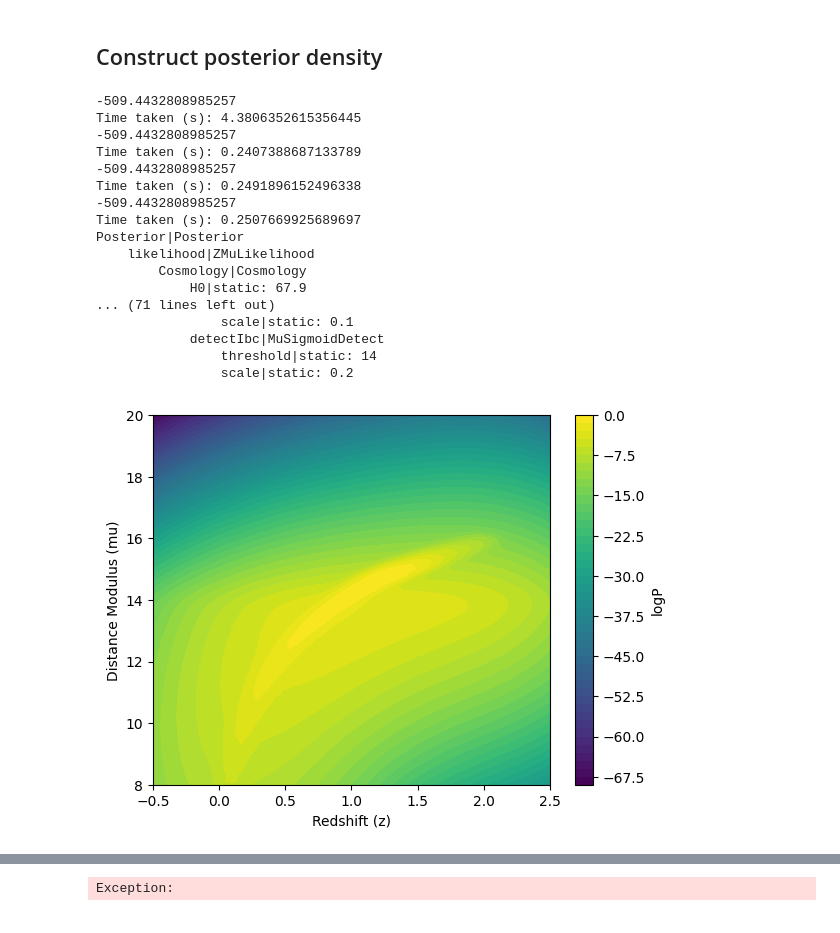
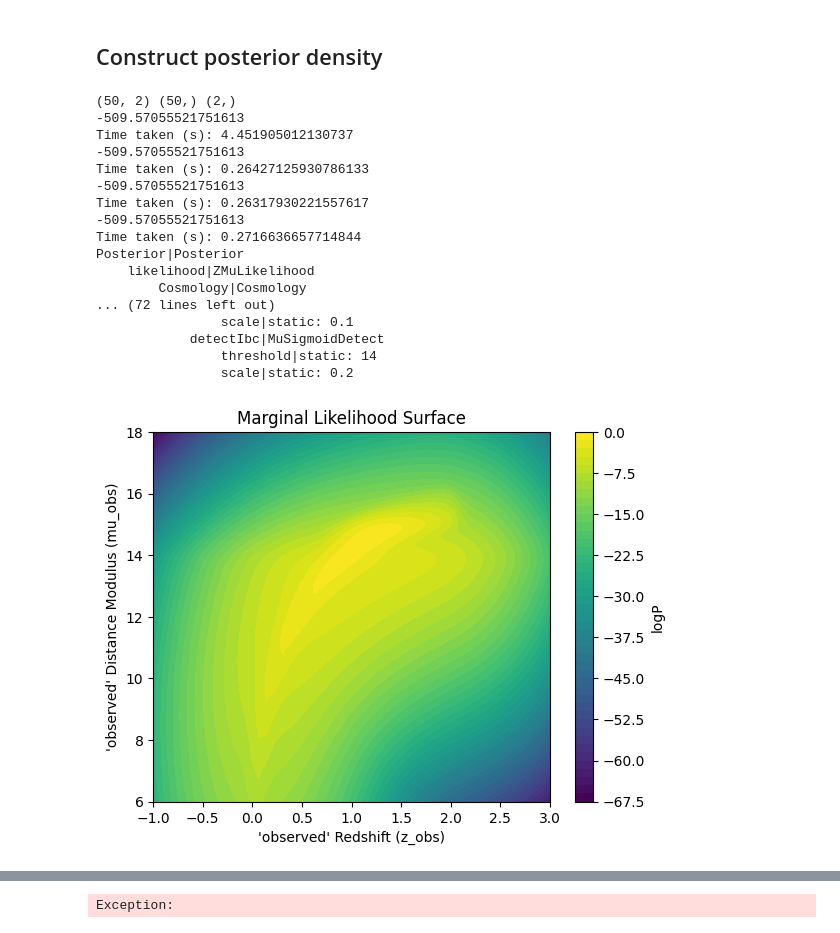
Before and after one commit to ConnorStoneAstro/cosmographi, a Jupyter notebook: docs/zmucosmology v2.ipynb, the cells around one changed output, grey strips where cells are left out. Cells and saved outputs as stored; diff of their text form; code cells hidden in the pictures.

```diff
--- a/docs/zmucosmology v2.ipynb
+++ b/docs/zmucosmology v2.ipynb
@@ -44,7 +44,7 @@ cov_Ibc = lambda key, var_z, var_mu: jnp.zeros(
 )  # jax.random.uniform(key, var_m.shape, minval=0, maxval=jnp.sqrt(var_m * var_z) * 0.7)
 
 # Sample SN
-key = jax.random.PRNGKey(42)
+key = jax.random.key(42)
 key, subkey = jax.random.split(key)
 # sample SN redshifts
 z = ratecombined.sample(subkey, n_samples)
@@ -258,21 +258,23 @@ class Posterior(ck.Module):
         log_likelihood = self.likelihood.log_likelihood()
         return log_prior + log_likelihood
 # %%
+var_bump_init = jnp.stack([jnp.diag(oc) for oc in obs_covD[0]], axis=0) * 0.1
 posterior = Posterior(
     likelihood=cg.sn.ZMuLikelihood(
         cosmology,
         ratecombined=ratecombined,
         detect=[detect_Ia, detect_Ibc],
         mean=obs_meanD,
-        cov=obs_covD * 0.8,
-        var_bump=jnp.stack([jnp.diag(oc) for oc in obs_covD[0]], axis=0) * 0.2,
+        cov=obs_covD - var_bump_init * jnp.eye(2),
+        var_bump=var_bump_init,
         name=f"likelihood",
     ),
     prior=Prior(cosmology, [detect_Ia, detect_Ibc]),
 )
 
 key, subkey = jax.random.split(key)
-posterior.likelihood.initialize_logP_d1(subkey, jnp.array(((0.1, 0.5), (-2.0, 0.0))))
+with jax.checking_leaks():
+    posterior.likelihood.initialize_logP_Xd1_norm_RBF(subkey, jnp.array(((0.05, 0.6), (-2.0, 0.0))))
 
 start = time()
 print(posterior.log_posterior())
@@ -289,36 +291,37 @@ print("Time taken (s):", time() - start)
 
 print(posterior)
 # %% [output]
--509.4432808985257
-Time taken (s): 4.3806352615356445
--509.4432808985257
-Time taken (s): 0.2407388687133789
--509.4432808985257
-Time taken (s): 0.2491896152496338
--509.4432808985257
-Time taken (s): 0.2507669925689697
+(50, 2) (50,) (2,)
+-509.57055521751613
+Time taken (s): 4.451905012130737
+-509.57055521751613
+Time taken (s): 0.26427125930786133
+-509.57055521751613
+Time taken (s): 0.26317930221557617
+-509.57055521751613
+Time taken (s): 0.2716636657714844
 Posterior|Posterior
     likelihood|ZMuLikelihood
         Cosmology|Cosmology
-            H0|static: 67.9
-... (71 lines left out)
+... (72 lines left out)
                 scale|static: 0.1
             detectIbc|MuSigmoidDetect
                 threshold|static: 14
                 scale|static: 0.2
 # %%
-z_test = jnp.linspace(-0.5, 2.5, 50)
-mu_test = jnp.linspace(8, 20, 100)
+z_test = jnp.linspace(-1, 3, 50)
+mu_test = jnp.linspace(6, 18, 100)
 Z = jnp.stack(jnp.meshgrid(z_test, mu_test, indexing="ij"), axis=-1)
 Lp = jax.vmap(posterior.likelihood.logP_Xd1, in_axes=(0, None, None))(
     Z.reshape(-1, 2), obs_covD[0], ()
 ).reshape(50, 100)
 plt.contourf(z_test, mu_test, Lp.T, levels=50)
 plt.colorbar(label="logP")
-plt.xlabel("Redshift (z)")
-plt.ylabel("Distance Modulus (mu)")
+plt.title("Marginal Likelihood Surface")
+plt.xlabel("'observed' Redshift (z_obs)")
+plt.ylabel("'observed' Distance Modulus (mu_obs)")
 plt.show()
 # %% [output]
-[figure, old version]
+[figure, new version]
 # %%
 N = 50
```
Also changed, not shown: parts of 8 cells of this notebook, 20 other files.
